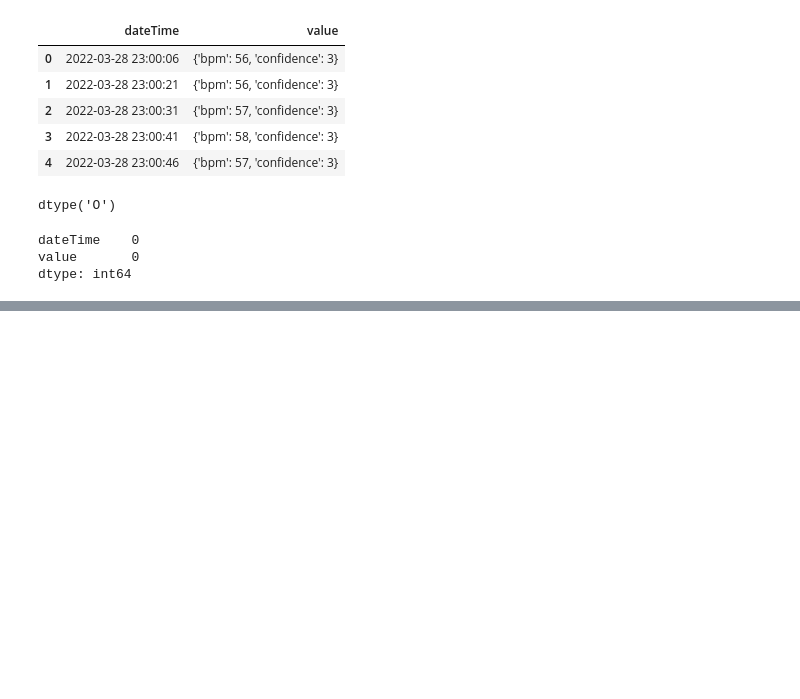
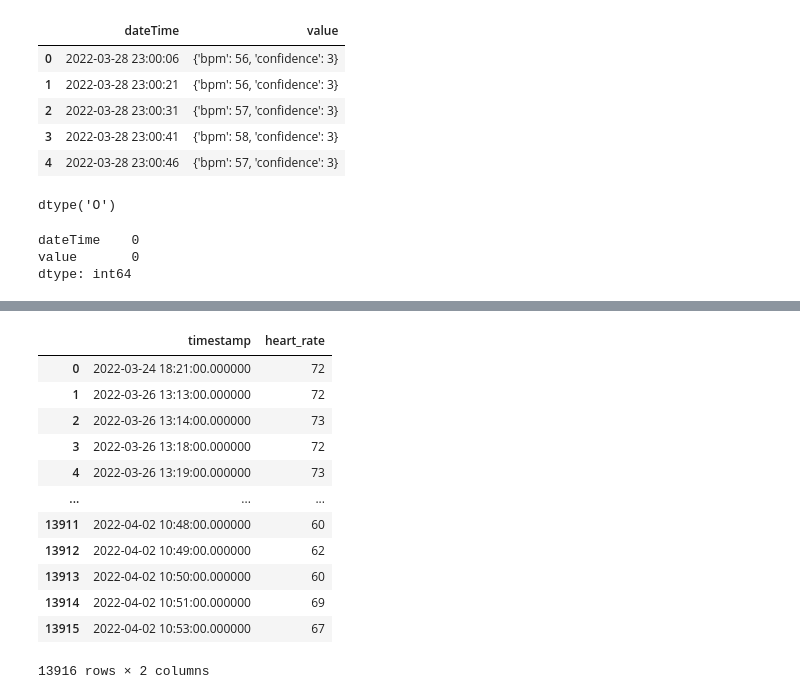
Before and after one commit to ShiYang1101/ML, a Jupyter notebook: Fitness/HR.ipynb, the cells around one changed output, grey strips where cells are left out. Drawn from its saved outputs; the diff is of its cells as text; code cells hidden in the pictures; blank space fills up the shorter version.

```diff
--- a/Fitness/HR.ipynb
+++ b/Fitness/HR.ipynb
@@ -49,0 +126,17 @@ object
+# %%
+garmin_hr = pd.read_sql_query("SELECT * FROM monitoring_hr", garmin_monit_con)
+garmin_hr
+# %% [output]
+|  | timestamp | heart_rate |
+| 0 | 2022-03-24 18:21:00.000000 | 72 |
+| 1 | 2022-03-26 13:13:00.000000 | 72 |
+| 2 | 2022-03-26 13:14:00.000000 | 73 |
+| 3 | 2022-03-26 13:18:00.000000 | 72 |
+| 4 | 2022-03-26 13:19:00.000000 | 73 |
+| ... | ... | ... |
+| 13911 | 2022-04-02 10:48:00.000000 | 60 |
+| 13912 | 2022-04-02 10:49:00.000000 | 62 |
+| 13913 | 2022-04-02 10:50:00.000000 | 60 |
+| 13914 | 2022-04-02 10:51:00.000000 | 69 |
+| 13915 | 2022-04-02 10:53:00.000000 | 67 |
+13916 rows × 2 columns
```
Also changed, not shown: parts of 11 cells of this notebook.
